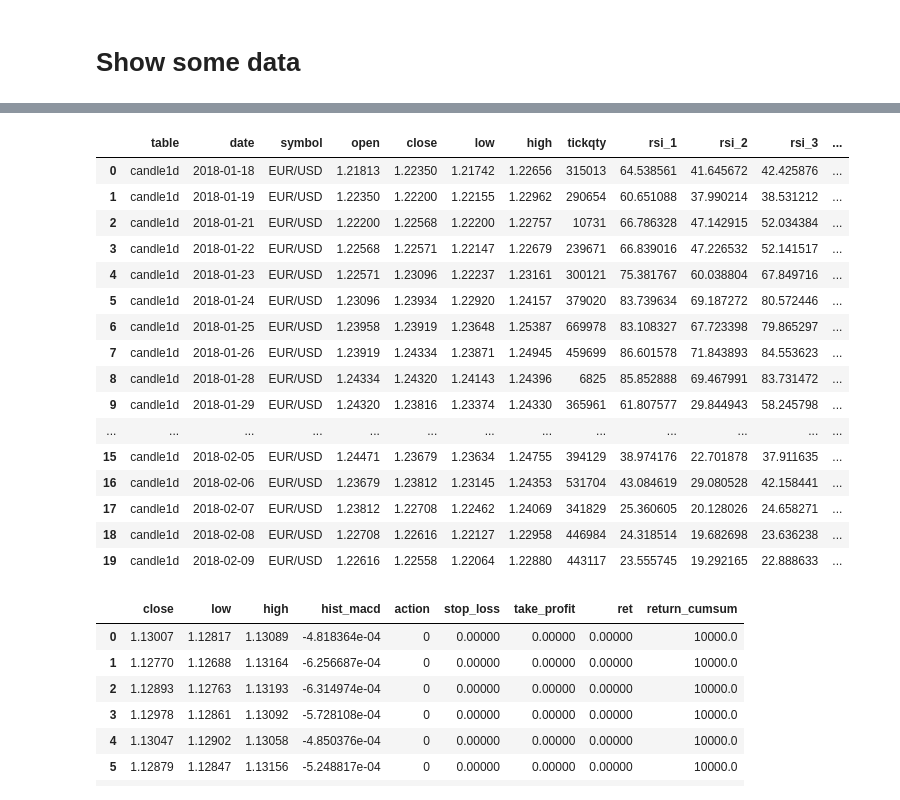
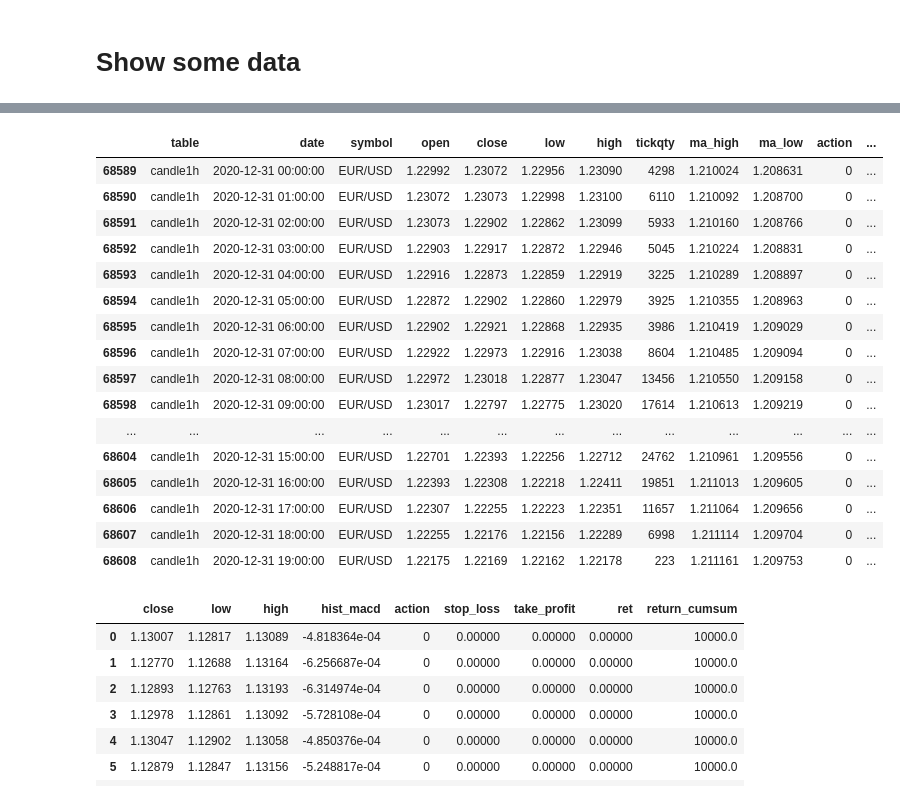
Before and after one commit to lhericourt/trading, a Jupyter notebook: notebooks/test_strategy.ipynb, the cells around one changed output, grey strips where cells are left out. Drawn from its saved outputs; the diff is of its cells as text; code cells hidden in the pictures.

```diff
--- a/notebooks/test_strategy.ipynb
+++ b/notebooks/test_strategy.ipynb
@@ -58,4 +77,2 @@ stoploss = StopLossATR(stop=1, profit=2)
 # %%
-strat = TriRSI(candles_EURUSD, AnnualGranularity.MIN_30.value, stoploss)
+strat = HullRSI(candles_EURUSD, AnnualGranularity.H_1.value, stoploss, trade_size=0.1)
-# %%
-actions = strat.apply_strategy(update_stop_loss=False)
@@ -71,2 +79,5 @@ strat.data.tail()
+# %%
+strat.apply_strategy(span=14, spread=0)
 # %%
-strat.data['return_cumsum'] = strat.data['return_cumsum'].abs()
+strat.compute_return()
+strat.data['return_cumsum'].plot()
@@ -214,23 +291,23 @@ strat.data[strat.data['action'] == 1].shape
 # %%
-strat.data.head(20)
+strat.[data.tail(20)]
 # %% [output]
-|  | table | date | symbol | open | close | low | high | tickqty | rsi_1 | rsi_2 | rsi_3 | ... |
-| 0 | candle1d | 2018-01-18 | EUR/USD | 1.21813 | 1.22350 | 1.21742 | 1.22656 | 315013 | 64.538561 | 41.645672 | 42.425876 | ... |
-| 1 | candle1d | 2018-01-19 | EUR/USD | 1.22350 | 1.22200 | 1.22155 | 1.22962 | 290654 | 60.651088 | 37.990214 | 38.531212 | ... |
-| 2 | candle1d | 2018-01-21 | EUR/USD | 1.22200 | 1.22568 | 1.22200 | 1.22757 | 10731 | 66.786328 | 47.142915 | 52.034384 | ... |
-| 3 | candle1d | 2018-01-22 | EUR/USD | 1.22568 | 1.22571 | 1.22147 | 1.22679 | 239671 | 66.839016 | 47.226532 | 52.141517 | ... |
-| 4 | candle1d | 2018-01-23 | EUR/USD | 1.22571 | 1.23096 | 1.22237 | 1.23161 | 300121 | 75.381767 | 60.038804 | 67.849716 | ... |
-| 5 | candle1d | 2018-01-24 | EUR/USD | 1.23096 | 1.23934 | 1.22920 | 1.24157 | 379020 | 83.739634 | 69.187272 | 80.572446 | ... |
-| 6 | candle1d | 2018-01-25 | EUR/USD | 1.23958 | 1.23919 | 1.23648 | 1.25387 | 669978 | 83.108327 | 67.723398 | 79.865297 | ... |
-| 7 | candle1d | 2018-01-26 | EUR/USD | 1.23919 | 1.24334 | 1.23871 | 1.24945 | 459699 | 86.601578 | 71.843893 | 84.553623 | ... |
-| 8 | candle1d | 2018-01-28 | EUR/USD | 1.24334 | 1.24320 | 1.24143 | 1.24396 | 6825 | 85.852888 | 69.467991 | 83.731472 | ... |
-| 9 | candle1d | 2018-01-29 | EUR/USD | 1.24320 | 1.23816 | 1.23374 | 1.24330 | 365961 | 61.807577 | 29.844943 | 58.245798 | ... |
+|  | table | date | symbol | open | close | low | high | tickqty | ma_high | ma_low | action | ... |
+| 68589 | candle1h | 2020-12-31 00:00:00 | EUR/USD | 1.22992 | 1.23072 | 1.22956 | 1.23090 | 4298 | 1.210024 | 1.208631 | 0 | ... |
+| 68590 | candle1h | 2020-12-31 01:00:00 | EUR/USD | 1.23072 | 1.23073 | 1.22998 | 1.23100 | 6110 | 1.210092 | 1.208700 | 0 | ... |
+| 68591 | candle1h | 2020-12-31 02:00:00 | EUR/USD | 1.23073 | 1.22902 | 1.22862 | 1.23099 | 5933 | 1.210160 | 1.208766 | 0 | ... |
+| 68592 | candle1h | 2020-12-31 03:00:00 | EUR/USD | 1.22903 | 1.22917 | 1.22872 | 1.22946 | 5045 | 1.210224 | 1.208831 | 0 | ... |
+| 68593 | candle1h | 2020-12-31 04:00:00 | EUR/USD | 1.22916 | 1.22873 | 1.22859 | 1.22919 | 3225 | 1.210289 | 1.208897 | 0 | ... |
+| 68594 | candle1h | 2020-12-31 05:00:00 | EUR/USD | 1.22872 | 1.22902 | 1.22860 | 1.22979 | 3925 | 1.210355 | 1.208963 | 0 | ... |
+| 68595 | candle1h | 2020-12-31 06:00:00 | EUR/USD | 1.22902 | 1.22921 | 1.22868 | 1.22935 | 3986 | 1.210419 | 1.209029 | 0 | ... |
+| 68596 | candle1h | 2020-12-31 07:00:00 | EUR/USD | 1.22922 | 1.22973 | 1.22916 | 1.23038 | 8604 | 1.210485 | 1.209094 | 0 | ... |
+| 68597 | candle1h | 2020-12-31 08:00:00 | EUR/USD | 1.22972 | 1.23018 | 1.22877 | 1.23047 | 13456 | 1.210550 | 1.209158 | 0 | ... |
+| 68598 | candle1h | 2020-12-31 09:00:00 | EUR/USD | 1.23017 | 1.22797 | 1.22775 | 1.23020 | 17614 | 1.210613 | 1.209219 | 0 | ... |
 | ... | ... | ... | ... | ... | ... | ... | ... | ... | ... | ... | ... | ... |
-| 15 | candle1d | 2018-02-05 | EUR/USD | 1.24471 | 1.23679 | 1.23634 | 1.24755 | 394129 | 38.974176 | 22.701878 | 37.911635 | ... |
-| 16 | candle1d | 2018-02-06 | EUR/USD | 1.23679 | 1.23812 | 1.23145 | 1.24353 | 531704 | 43.084619 | 29.080528 | 42.158441 | ... |
-| 17 | candle1d | 2018-02-07 | EUR/USD | 1.23812 | 1.22708 | 1.22462 | 1.24069 | 341829 | 25.360605 | 20.128026 | 24.658271 | ... |
-| 18 | candle1d | 2018-02-08 | EUR/USD | 1.22708 | 1.22616 | 1.22127 | 1.22958 | 446984 | 24.318514 | 19.682698 | 23.636238 | ... |
-| 19 | candle1d | 2018-02-09 | EUR/USD | 1.22616 | 1.22558 | 1.22064 | 1.22880 | 443117 | 23.555745 | 19.292165 | 22.888633 | ... |
+| 68604 | candle1h | 2020-12-31 15:00:00 | EUR/USD | 1.22701 | 1.22393 | 1.22256 | 1.22712 | 24762 | 1.210961 | 1.209556 | 0 | ... |
+| 68605 | candle1h | 2020-12-31 16:00:00 | EUR/USD | 1.22393 | 1.22308 | 1.22218 | 1.22411 | 19851 | 1.211013 | 1.209605 | 0 | ... |
+| 68606 | candle1h | 2020-12-31 17:00:00 | EUR/USD | 1.22307 | 1.22255 | 1.22223 | 1.22351 | 11657 | 1.211064 | 1.209656 | 0 | ... |
+| 68607 | candle1h | 2020-12-31 18:00:00 | EUR/USD | 1.22255 | 1.22176 | 1.22156 | 1.22289 | 6998 | 1.211114 | 1.209704 | 0 | ... |
+| 68608 | candle1h | 2020-12-31 19:00:00 | EUR/USD | 1.22175 | 1.22169 | 1.22162 | 1.22178 | 223 | 1.211161 | 1.209753 | 0 | ... |
 # %%
 strat.data.loc[:20, ['close', 'low', 'high', 'hist_macd', 'action', 'stop_loss', 'take_profit', 'ret', 'return_cumsum']]
 # %% [output]
```
Also changed, not shown: parts of 31 cells of this notebook, 3 other files.
